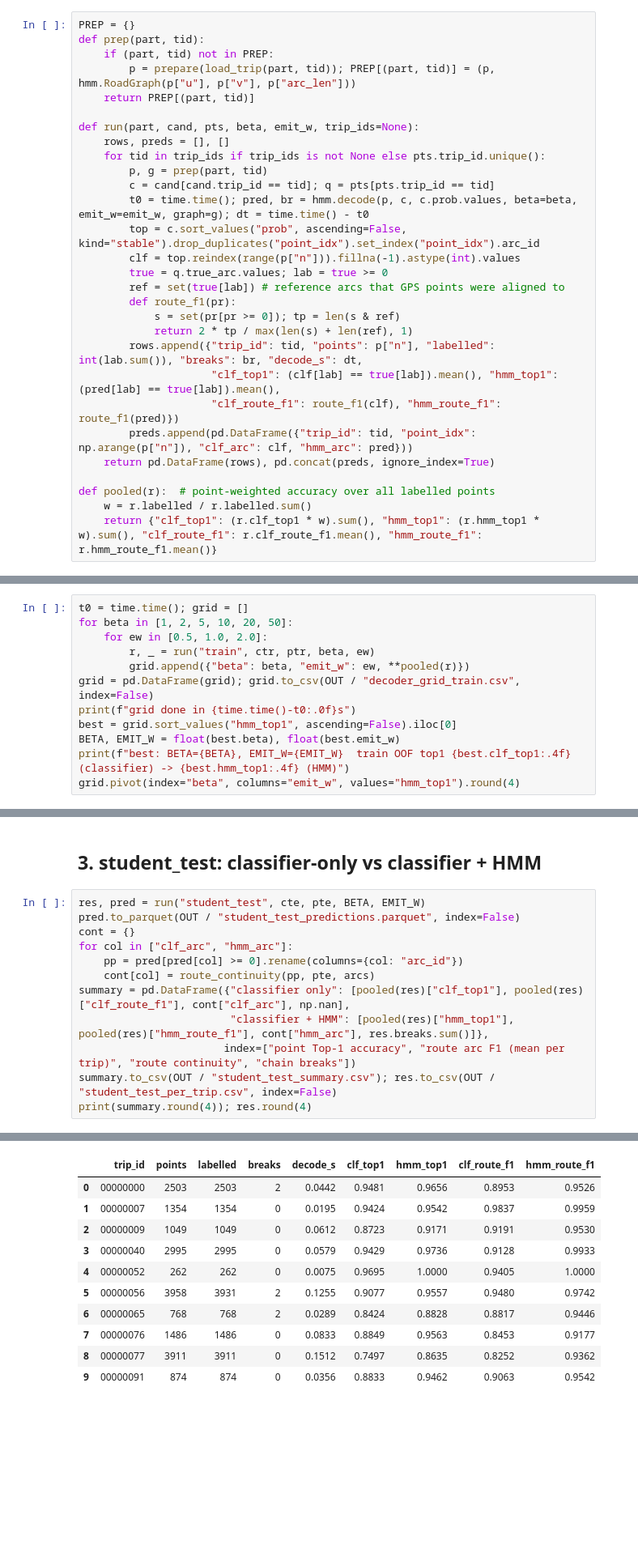
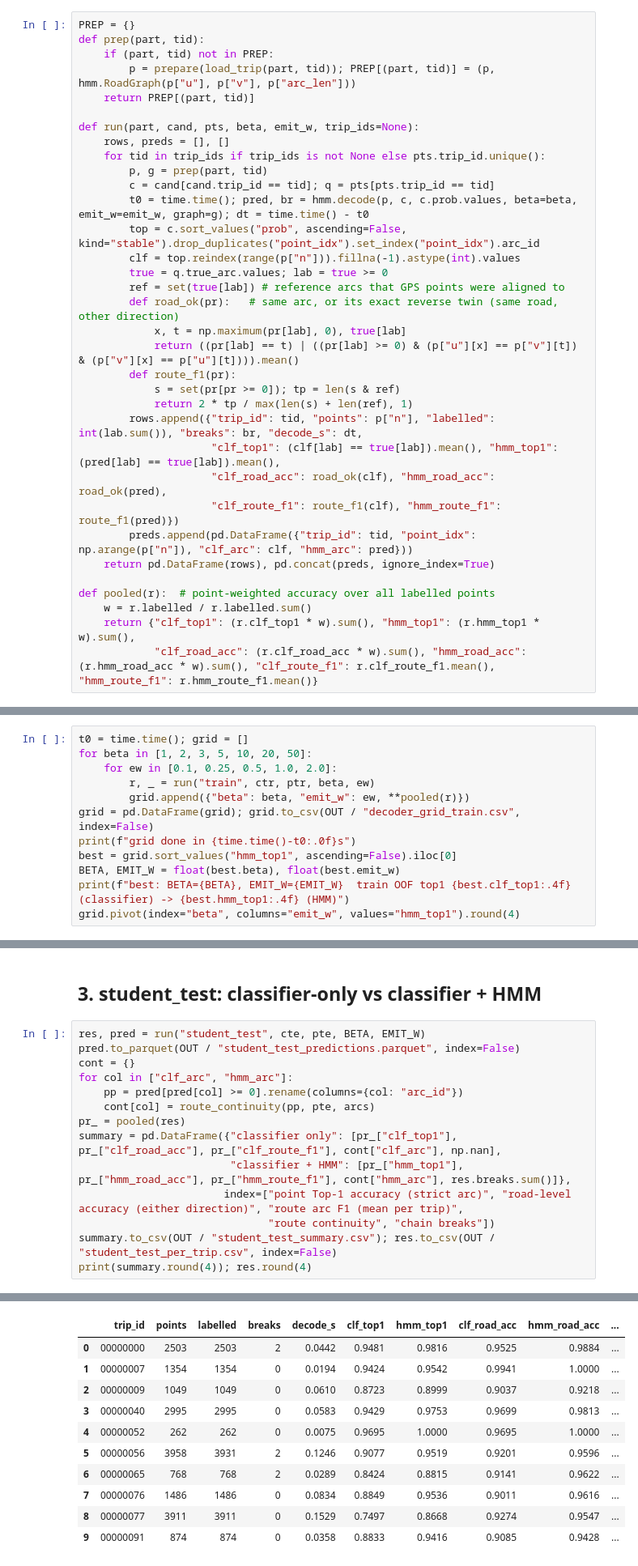
Before and after one commit to prxneel007/pathsnap-map-matching, a Jupyter notebook: notebooks/05_hmm.ipynb, the cells around one changed output, grey strips where cells are left out. Shown at 81% size. Saved outputs shown, nothing was run; the diff lists cells and outputs as text; blank space fills up the shorter version.

```diff
--- a/notebooks/05_hmm.ipynb
+++ b/notebooks/05_hmm.ipynb
@@ -70,24 +70,29 @@ def run(part, cand, pts, beta, emit_w, trip_ids=None):
         clf = top.reindex(range(p["n"])).fillna(-1).astype(int).values
         true = q.true_arc.values; lab = true >= 0
         ref = set(true[lab]) # reference arcs that GPS points were aligned to
+        def road_ok(pr):   # same arc, or its exact reverse twin (same road, other direction)
+            x, t = np.maximum(pr[lab], 0), true[lab]
+            return ((pr[lab] == t) | ((pr[lab] >= 0) & (p["u"][x] == p["v"][t]) & (p["v"][x] == p["u"][t]))).mean()
         def route_f1(pr):
             s = set(pr[pr >= 0]); tp = len(s & ref)
             return 2 * tp / max(len(s) + len(ref), 1)
         rows.append({"trip_id": tid, "points": p["n"], "labelled": int(lab.sum()), "breaks": br, "decode_s": dt,
                      "clf_top1": (clf[lab] == true[lab]).mean(), "hmm_top1": (pred[lab] == true[lab]).mean(),
+                     "clf_road_acc": road_ok(clf), "hmm_road_acc": road_ok(pred),
                      "clf_route_f1": route_f1(clf), "hmm_route_f1": route_f1(pred)})
         preds.append(pd.DataFrame({"trip_id": tid, "point_idx": np.arange(p["n"]), "clf_arc": clf, "hmm_arc": pred}))
     return pd.DataFrame(rows), pd.concat(preds, ignore_index=True)
 
 def pooled(r):  # point-weighted accuracy over all labelled points
     w = r.labelled / r.labelled.sum()
-    return {"clf_top1": (r.clf_top1 * w).sum(), "hmm_top1": (r.hmm_top1 * w).sum(), "clf_route_f1": r.clf_route_f1.mean(), "hmm_route_f1": r.hmm_route_f1.mean()}
+    return {"clf_top1": (r.clf_top1 * w).sum(), "hmm_top1": (r.hmm_top1 * w).sum(),
+            "clf_road_acc": (r.clf_road_acc * w).sum(), "hmm_road_acc": (r.hmm_road_acc * w).sum(), "clf_route_f1": r.clf_route_f1.mean(), "hmm_route_f1": r.hmm_route_f1.mean()}
 # %% [markdown]
 ## 2. Tune BETA and EMIT_W on train (out-of-fold)
 # %%
 t0 = time.time(); grid = []
-for beta in [1, 2, 5, 10, 20, 50]:
-    for ew in [0.5, 1.0, 2.0]:
+for beta in [1, 2, 3, 5, 10, 20, 50]:
+    for ew in [0.1, 0.25, 0.5, 1.0, 2.0]:
         r, _ = run("train", ctr, ptr, beta, ew)
         grid.append({"beta": beta, "emit_w": ew, **pooled(r)})
 grid = pd.DataFrame(grid); grid.to_csv(OUT / "decoder_grid_train.csv", index=False)
@@ -124,9 +130,11 @@ cont = {}
 for col in ["clf_arc", "hmm_arc"]:
     pp = pred[pred[col] >= 0].rename(columns={col: "arc_id"})
     cont[col] = route_continuity(pp, pte, arcs)
-summary = pd.DataFrame({"classifier only": [pooled(res)["clf_top1"], pooled(res)["clf_route_f1"], cont["clf_arc"], np.nan],
-                        "classifier + HMM": [pooled(res)["hmm_top1"], pooled(res)["hmm_route_f1"], cont["hmm_arc"], res.breaks.sum()]},
-                       index=["point Top-1 accuracy", "route arc F1 (mean per trip)", "route continuity", "chain breaks"])
+pr_ = pooled(res)
+summary = pd.DataFrame({"classifier only": [pr_["clf_top1"], pr_["clf_road_acc"], pr_["clf_route_f1"], cont["clf_arc"], np.nan],
+                        "classifier + HMM": [pr_["hmm_top1"], pr_["hmm_road_acc"], pr_["hmm_route_f1"], cont["hmm_arc"], res.breaks.sum()]},
+                       index=["point Top-1 accuracy (strict arc)", "road-level accuracy (either direction)", "route arc F1 (mean per trip)",
+                              "route continuity", "chain breaks"])
 summary.to_csv(OUT / "student_test_summary.csv"); res.to_csv(OUT / "student_test_per_trip.csv", index=False)
 print(summary.round(4)); res.round(4)
 # %% [output]
@@ -138,14 +147,14 @@ chain breaks                              NaN            6.0000
-|  | trip_id | points | labelled | breaks | decode_s | clf_top1 | hmm_top1 | clf_route_f1 | hmm_route_f1 |
-| 0 | 00000000 | 2503 | 2503 | 2 | 0.0442 | 0.9481 | 0.9656 | 0.8953 | 0.9526 |
-| 1 | 00000007 | 1354 | 1354 | 0 | 0.0195 | 0.9424 | 0.9542 | 0.9837 | 0.9959 |
-| 2 | 00000009 | 1049 | 1049 | 0 | 0.0612 | 0.8723 | 0.9171 | 0.9191 | 0.9530 |
-| 3 | 00000040 | 2995 | 2995 | 0 | 0.0579 | 0.9429 | 0.9736 | 0.9128 | 0.9933 |
-| 4 | 00000052 | 262 | 262 | 0 | 0.0075 | 0.9695 | 1.0000 | 0.9405 | 1.0000 |
-| 5 | 00000056 | 3958 | 3931 | 2 | 0.1255 | 0.9077 | 0.9557 | 0.9480 | 0.9742 |
-| 6 | 00000065 | 768 | 768 | 2 | 0.0289 | 0.8424 | 0.8828 | 0.8817 | 0.9446 |
-| 7 | 00000076 | 1486 | 1486 | 0 | 0.0833 | 0.8849 | 0.9563 | 0.8453 | 0.9177 |
-| 8 | 00000077 | 3911 | 3911 | 0 | 0.1512 | 0.7497 | 0.8635 | 0.8252 | 0.9362 |
-| 9 | 00000091 | 874 | 874 | 0 | 0.0356 | 0.8833 | 0.9462 | 0.9063 | 0.9542 |
+|  | trip_id | points | labelled | breaks | decode_s | clf_top1 | hmm_top1 | clf_road_acc | hmm_road_acc | ... |
+| 0 | 00000000 | 2503 | 2503 | 2 | 0.0442 | 0.9481 | 0.9816 | 0.9525 | 0.9884 | ... |
+| 1 | 00000007 | 1354 | 1354 | 0 | 0.0194 | 0.9424 | 0.9542 | 0.9941 | 1.0000 | ... |
+| 2 | 00000009 | 1049 | 1049 | 0 | 0.0610 | 0.8723 | 0.8999 | 0.9037 | 0.9218 | ... |
+| 3 | 00000040 | 2995 | 2995 | 0 | 0.0583 | 0.9429 | 0.9753 | 0.9699 | 0.9813 | ... |
+| 4 | 00000052 | 262 | 262 | 0 | 0.0075 | 0.9695 | 1.0000 | 0.9695 | 1.0000 | ... |
+| 5 | 00000056 | 3958 | 3931 | 2 | 0.1246 | 0.9077 | 0.9519 | 0.9201 | 0.9596 | ... |
+| 6 | 00000065 | 768 | 768 | 2 | 0.0289 | 0.8424 | 0.8815 | 0.9141 | 0.9622 | ... |
+| 7 | 00000076 | 1486 | 1486 | 0 | 0.0834 | 0.8849 | 0.9536 | 0.9011 | 0.9616 | ... |
+| 8 | 00000077 | 3911 | 3911 | 0 | 0.1529 | 0.7497 | 0.8668 | 0.9274 | 0.9547 | ... |
+| 9 | 00000091 | 874 | 874 | 0 | 0.0358 | 0.8833 | 0.9416 | 0.9085 | 0.9428 | ... |
 # %%
 fig, ax = plt.subplots(1, 2, figsize=(15, 4))
 x = np.arange(len(res))
```
Also changed, not shown: parts of 6 cells of this notebook, 18 other files.
